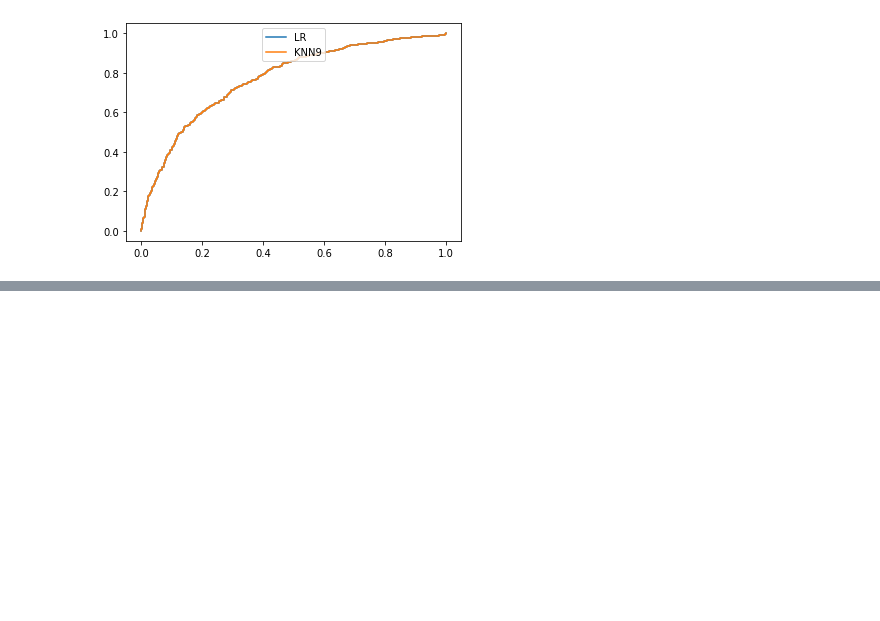
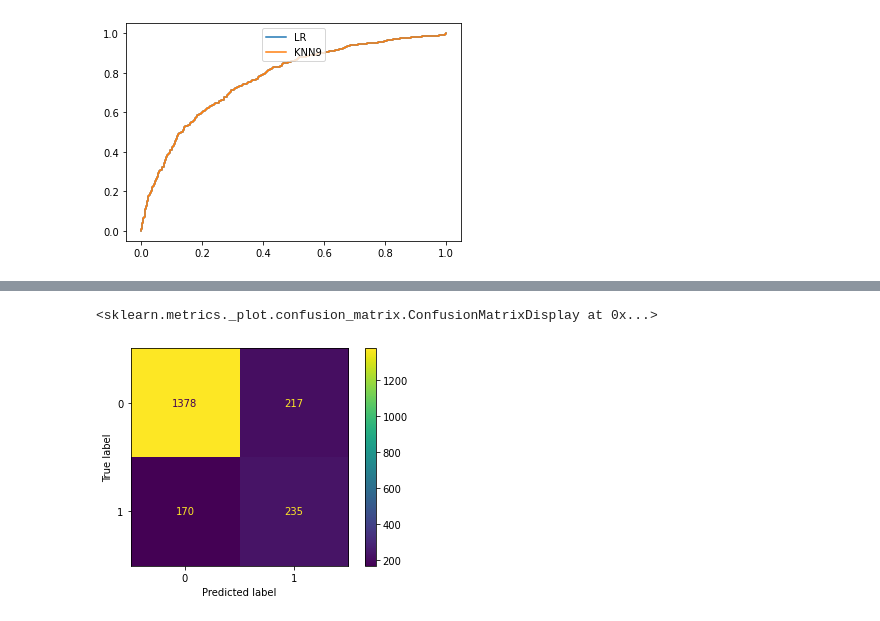
Before and after one commit to aws3ma/machine-learning, a Jupyter notebook: sc3.ipynb, the cells around one changed output, grey strips where cells are left out. Saved outputs shown, nothing was run; the diff lists cells and outputs as text; code cells hidden in the pictures; blank space fills up the shorter version.

```diff
--- a/sc3.ipynb
+++ b/sc3.ipynb
@@ -328,0 +384,5 @@ plt.show()
+# %%
+plot_confusion_matrix(dtc, x_test, y_test)
+# %% [output]
+<sklearn.metrics._plot.confusion_matrix.ConfusionMatrixDisplay at 0x...>
+[figure, added]
```
Also changed, not shown: parts of 30 cells of this notebook.
